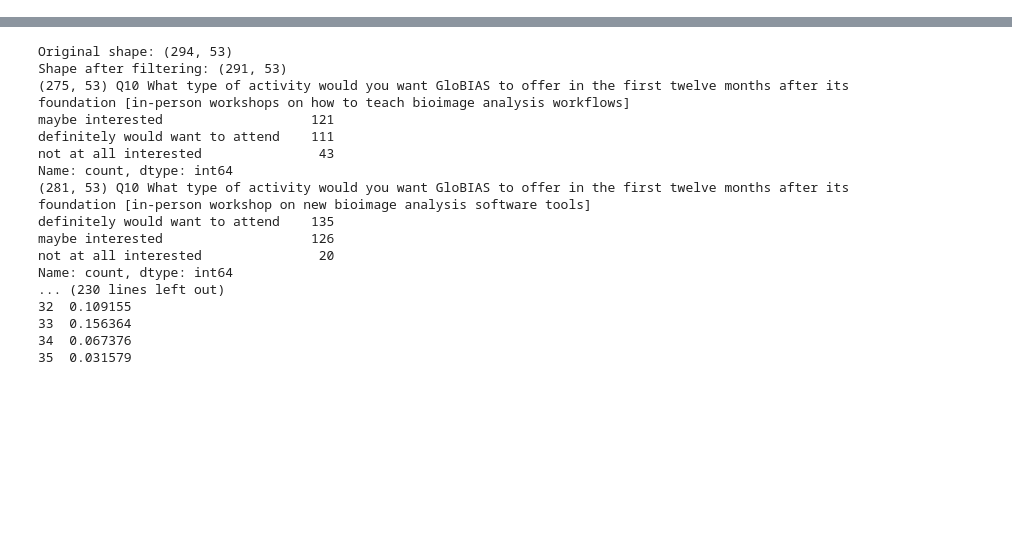
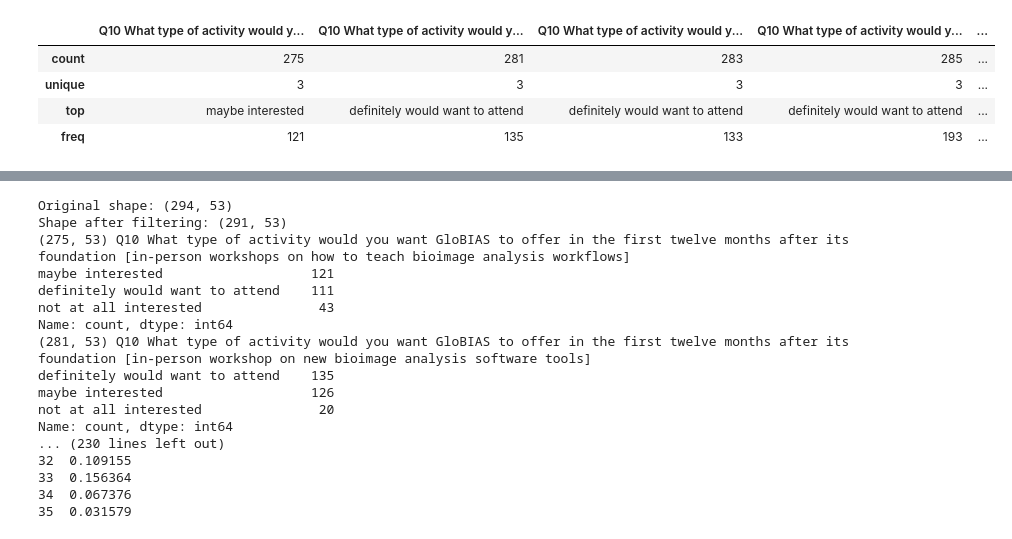
Before and after one commit to GloBIAS-BioimageAnalysts/Survey_2024, a Jupyter notebook: notebooks/whatweshoulddo.ipynb, the cells around one changed output, grey strips where cells are left out. Saved outputs shown, nothing was run; the diff lists cells and outputs as text; code cells hidden in the pictures; blank space fills up the shorter version.

```diff
--- a/notebooks/whatweshoulddo.ipynb
+++ b/notebooks/whatweshoulddo.ipynb
@@ -3,3 +3,29 @@ import pandas
 import utils
 
 df = pandas.read_csv("../data/survey2024_headerscleaned.csv")
+# %%
+# 1. Define the list of specific columns to extract
+q10_cols = [
+    "Q10 What type of activity would you want GloBIAS to offer in the first twelve months after its foundation [in-person workshops on how to teach bioimage analysis workflows]",
+    "Q10 What type of activity would you want GloBIAS to offer in the first twelve months after its foundation [in-person workshop on new bioimage analysis software tools]",
+    "Q10 What type of activity would you want GloBIAS to offer in the first twelve months after its foundation [online events discussing image data infrastructure and image data management]",
+    "Q10 What type of activity would you want GloBIAS to offer in the first twelve months after its foundation [online events on new bioimage analysis software tools]",
+    "Q10 What type of activity would you want GloBIAS to offer in the first twelve months after its foundation [online events from companies demonstrating their software]",
+    "Q10 What type of activity would you want GloBIAS to offer in the first twelve months after its foundation [sessions presenting open bioimage analysis questions, annotated data sets, and an overview explanation of the biology of the data]",
+    "Q10 What type of activity would you want GloBIAS to offer in the first twelve months after its foundation [provide basic knowledge and vocabulary of new developments in bioimage analysis for better communication between computer scientists, life scientists, imaging specialists and software developers]",
+    "Q10 What type of activity would you want GloBIAS to offer in the first twelve months after its foundation [open discussion forum and interaction platform]",
+    "Q10 What type of activity would you want GloBIAS to offer in the first twelve months after its foundation [publishing and curating training materials]"
+]
+
+
+# 2. Create the new DataFrame with only these columns
+df_q10 = df[q10_cols]
+
+# 3. Describe
+df_q10.describe()
+# %% [output]
+|  | Q10 What type of activity would y... | Q10 What type of activity would y... | Q10 What type of activity would y... | Q10 What type of activity would y... | ... |
+| count | 275 | 281 | 283 | 285 | ... |
+| unique | 3 | 3 | 3 | 3 | ... |
+| top | maybe interested | definitely would want to attend | definitely would want to attend | definitely would want to attend | ... |
+| freq | 121 | 135 | 133 | 193 | ... |
```
Also changed, not shown: parts of 2 cells of this notebook.
